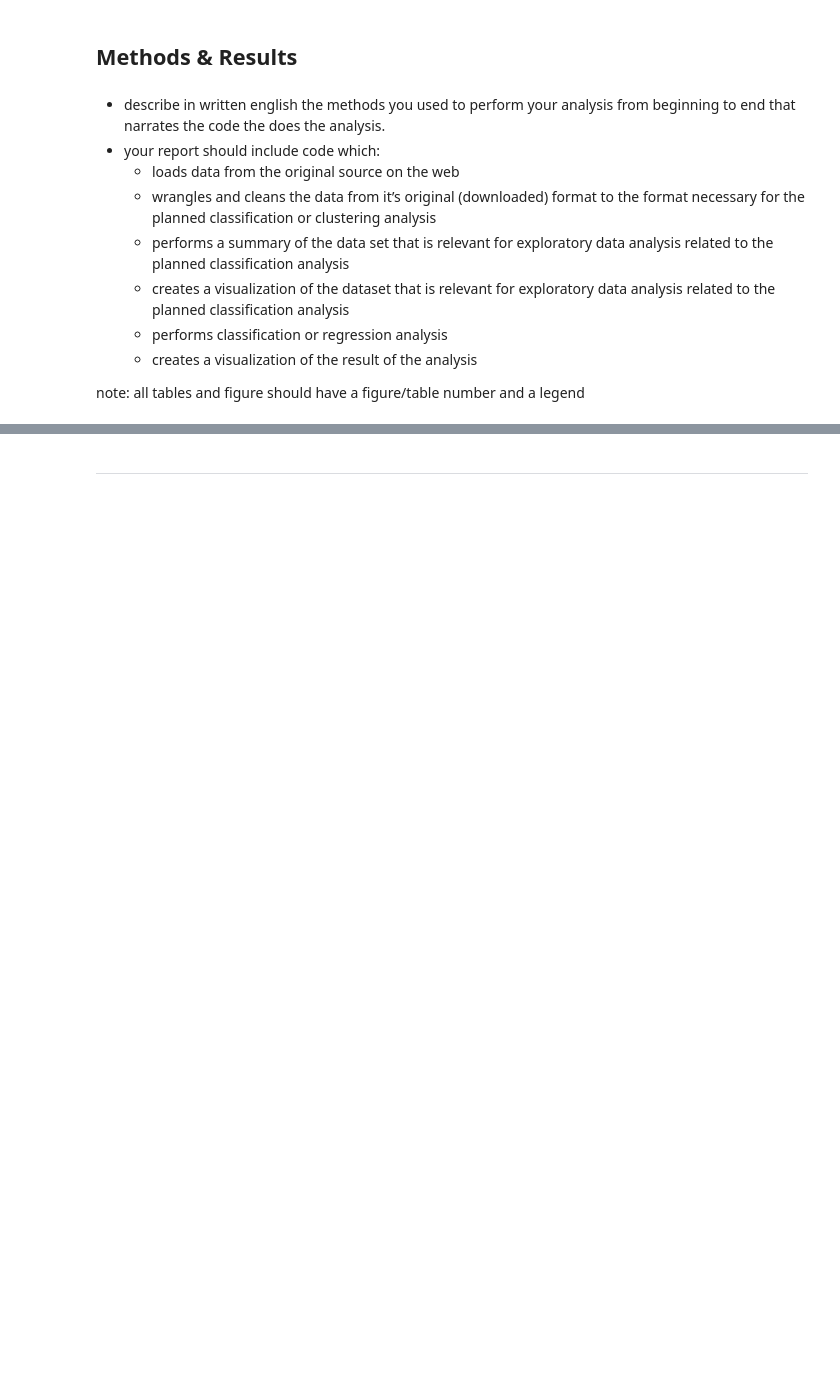
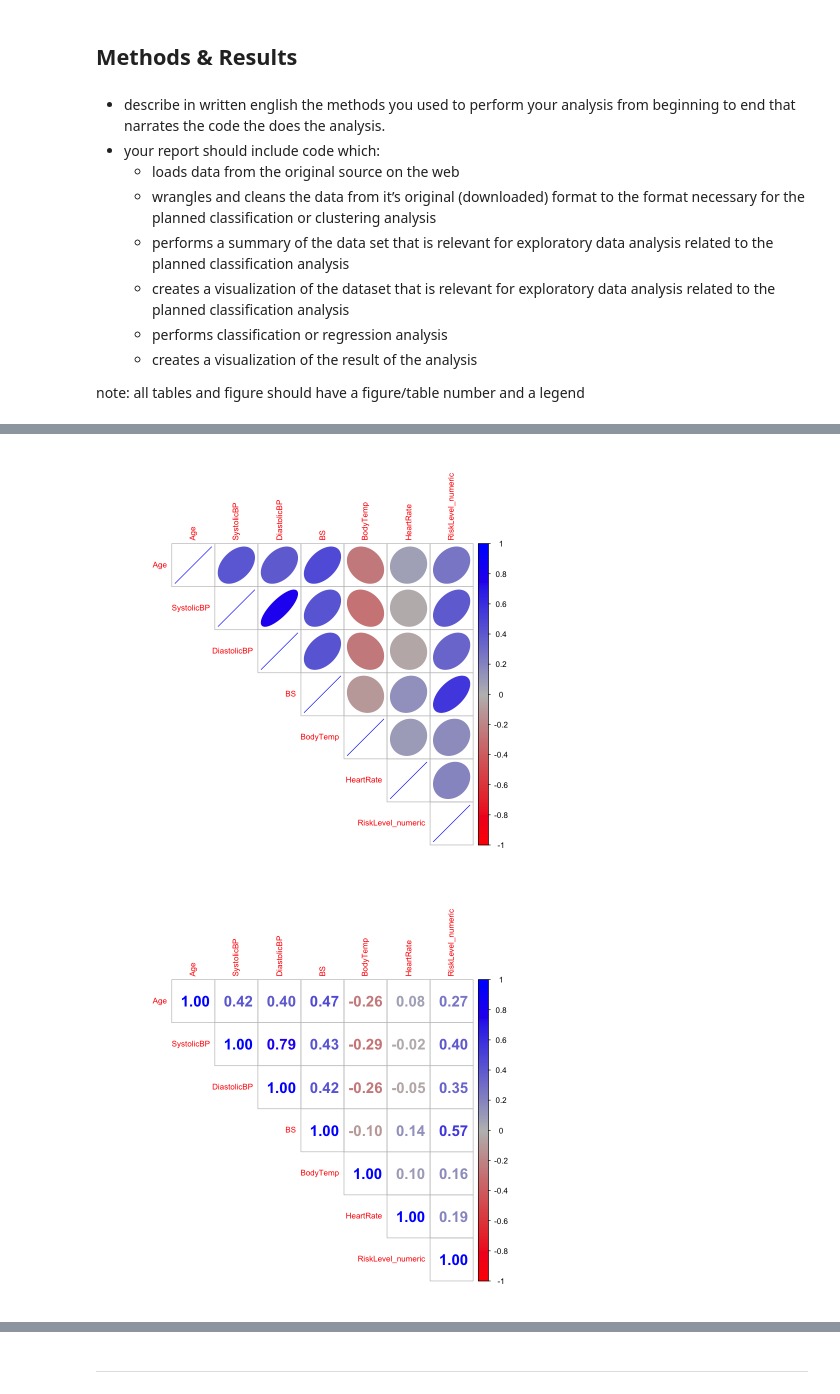
Before and after one commit to DSCI-310-2025/dsci-310-group-03, a Jupyter notebook: data_analysis.ipynb, the cells around one changed output, grey strips where cells are left out. Cells and saved outputs as stored; diff of their text form; code cells hidden in the pictures; blank space fills up the shorter version.

```diff
--- a/data_analysis.ipynb
+++ b/data_analysis.ipynb
@@ -44,0 +148,15 @@ note: all tables and figure should have a figure/table number and a legend
+# %%
+# Temporarily change RiskLevel to numerical values
+data_numeric <- data_clean %>%
+  mutate(RiskLevel_numeric = as.numeric(RiskLevel)) %>%
+  select(-RiskLevel) # remove the original factor variable
+
+cor_matrix <- cor(data_numeric)
+
+corrplot(cor_matrix, method = "ellipse", type = "upper", tl.cex = 0.8,
+    col = colorRampPalette(c("red", "grey", "blue"))(200))
+corrplot(cor_matrix, method = "number", type = "upper", number.cex = 1.5, tl.cex = 0.8,
+    col = colorRampPalette(c("red", "grey", "blue"))(200))
+# %% [output]
+[figure, added]
+[figure, added]
```
Also changed, not shown: parts of 8 cells of this notebook.
